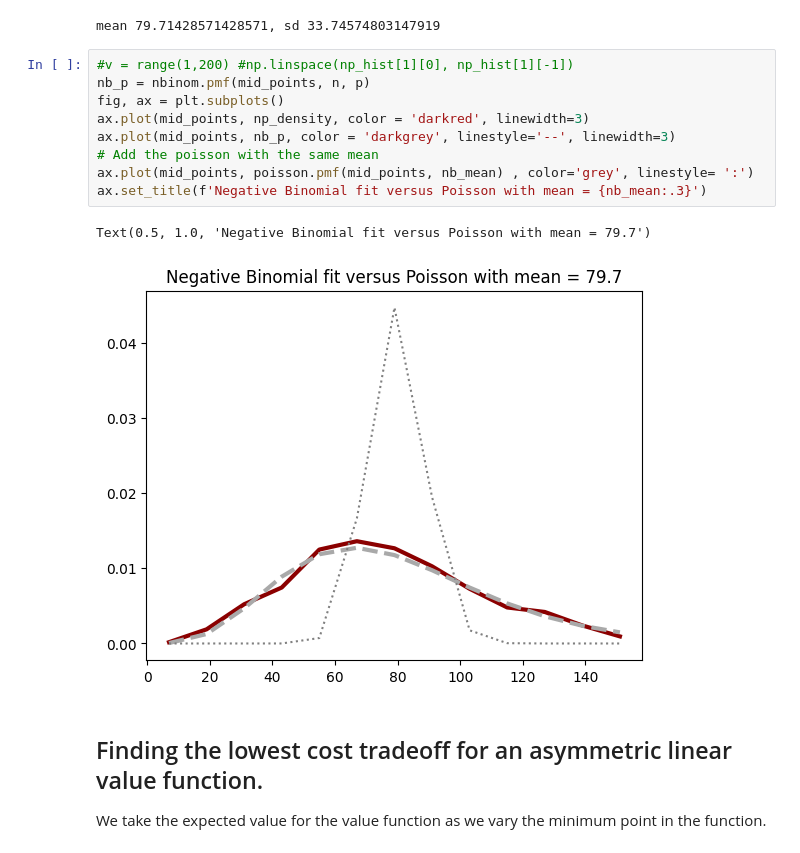
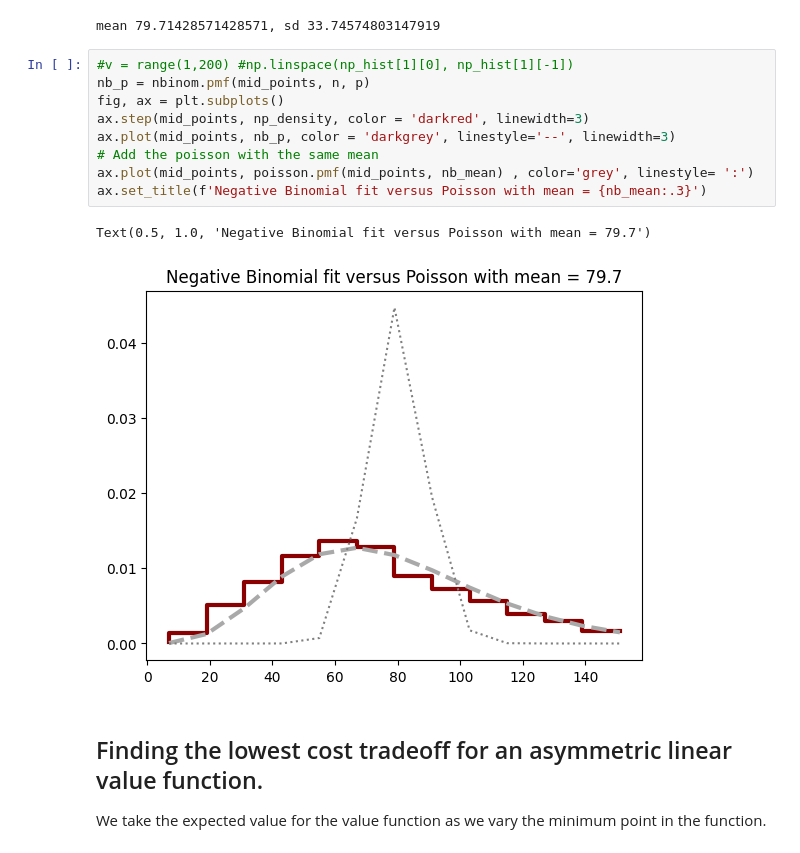
Before and after one commit to jmagosta/bayes, a Jupyter notebook: walkin/walkin.ipynb, the cells around one changed output. Saved outputs shown, nothing was run; the diff lists cells and outputs as text.

```diff
--- a/walkin/walkin.ipynb
+++ b/walkin/walkin.ipynb
@@ -49,15 +50,15 @@ mean 79.71428571428571, sd 33.74574803147919
 # %%
 #v = range(1,200) #np.linspace(np_hist[1][0], np_hist[1][-1])
 nb_p = nbinom.pmf(mid_points, n, p)
 fig, ax = plt.subplots()
-ax.plot(mid_points, np_density, color = 'darkred', linewidth=3)
+ax.step(mid_points, np_density, color = 'darkred', linewidth=3)
 ax.plot(mid_points, nb_p, color = 'darkgrey', linestyle='--', linewidth=3)
 # Add the poisson with the same mean
 ax.plot(mid_points, poisson.pmf(mid_points, nb_mean) , color='grey', linestyle= ':')
 ax.set_title(f'Negative Binomial fit versus Poisson with mean = {nb_mean:.3}')
 # %% [output]
 Text(0.5, 1.0, 'Negative Binomial fit versus Poisson with mean = 79.7')
-[figure, old version]
+[figure, new version]
 # %% [markdown]
 ## Finding the lowest cost tradeoff for an asymmetric linear value function.
 
```
Also changed, not shown: parts of 6 cells of this notebook.
